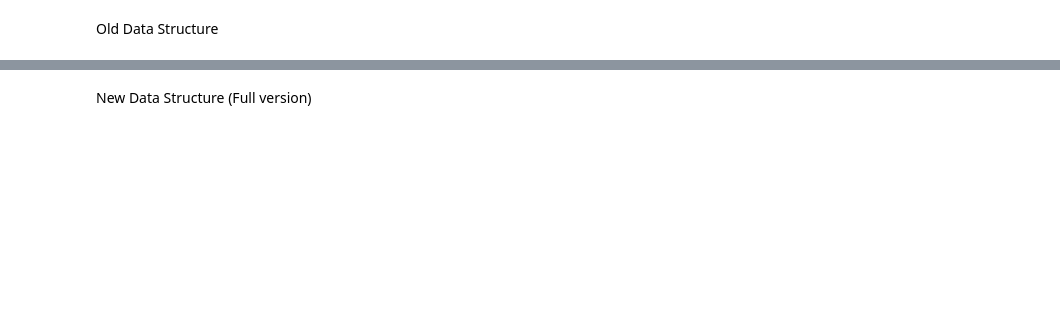
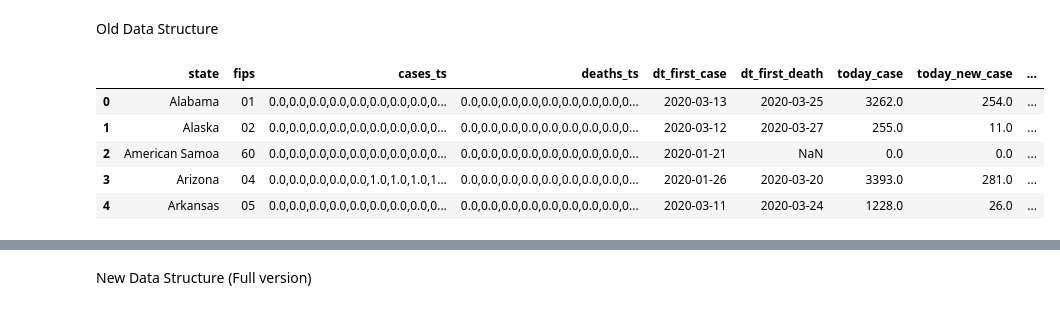
Before and after one commit to cybergis/wherecovid19_webapp, a Jupyter notebook: preprocessing/states_new.ipynb, the cells around one changed output, grey strips where cells are left out. Cells and saved outputs as stored; diff of their text form; code cells hidden in the pictures; blank space fills up the shorter version.

```diff
--- a/preprocessing/states_new.ipynb
+++ b/preprocessing/states_new.ipynb
@@ -60,7 +174,14 @@ old_states_geojson_df.head(5)
 # %% [markdown]
 Old Data Structure
 # %%
-report_df = pivot_states[['cases_ts','deaths_ts','dt_first_case','dt_first_death']]
+report_df = pivot_states[['cases_ts','deaths_ts','dt_first_case','dt_first_death','today_case','today_new_case', 'today_death','today_new_death']]
 report_df = report_df.reset_index()
-report_df.columns = ['state','fips','cases_ts','deaths_ts','dt_first_case','dt_first_death']
+report_df.columns = ['state','fips','cases_ts','deaths_ts','dt_first_case','dt_first_death','today_case','today_new_case', 'today_death','today_new_death']
 report_df.head(5)
+# %% [output]
+|  | state | fips | cases_ts | deaths_ts | dt_first_case | dt_first_death | today_case | today_new_case | ... |
+| 0 | Alabama | 01 | 0.0,0.0,0.0,0.0,0.0,0.0,0.0,0.0,0... | 0.0,0.0,0.0,0.0,0.0,0.0,0.0,0.0,0... | 2020-03-13 | 2020-03-25 | 3262.0 | 254.0 | ... |
+| 1 | Alaska | 02 | 0.0,0.0,0.0,0.0,0.0,0.0,0.0,0.0,0... | 0.0,0.0,0.0,0.0,0.0,0.0,0.0,0.0,0... | 2020-03-12 | 2020-03-27 | 255.0 | 11.0 | ... |
+| 2 | American Samoa | 60 | 0.0,0.0,0.0,0.0,0.0,0.0,0.0,0.0,0... | 0.0,0.0,0.0,0.0,0.0,0.0,0.0,0.0,0... | 2020-01-21 | NaN | 0.0 | 0.0 | ... |
+| 3 | Arizona | 04 | 0.0,0.0,0.0,0.0,0.0,1.0,1.0,1.0,1... | 0.0,0.0,0.0,0.0,0.0,0.0,0.0,0.0,0... | 2020-01-26 | 2020-03-20 | 3393.0 | 281.0 | ... |
+| 4 | Arkansas | 05 | 0.0,0.0,0.0,0.0,0.0,0.0,0.0,0.0,0... | 0.0,0.0,0.0,0.0,0.0,0.0,0.0,0.0,0... | 2020-03-11 | 2020-03-24 | 1228.0 | 26.0 | ... |
```
Also changed, not shown: parts of 17 cells of this notebook, 1 other file.
